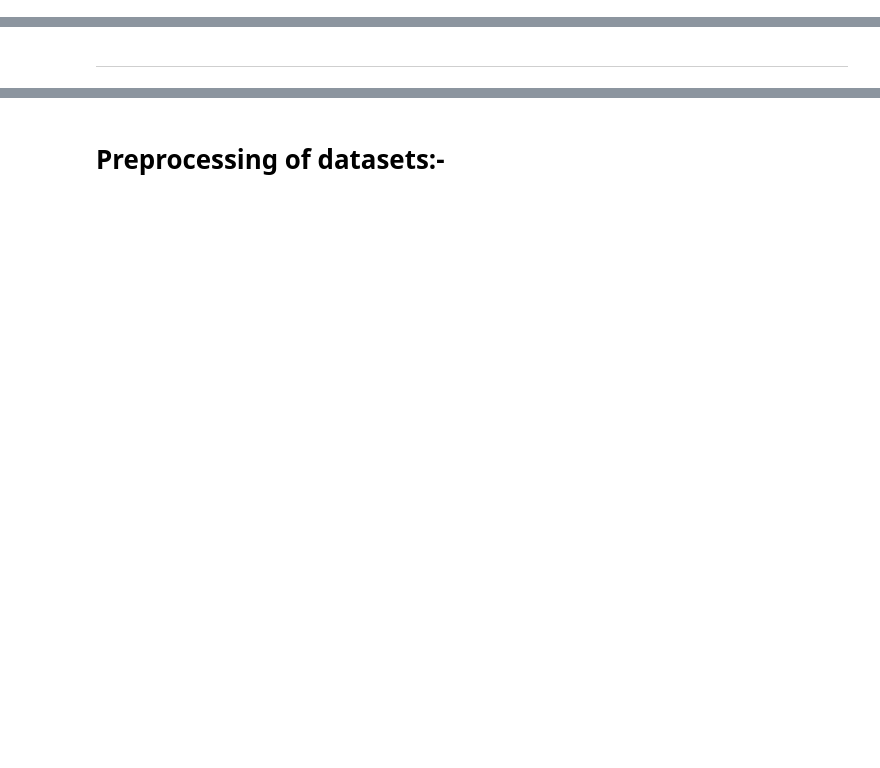
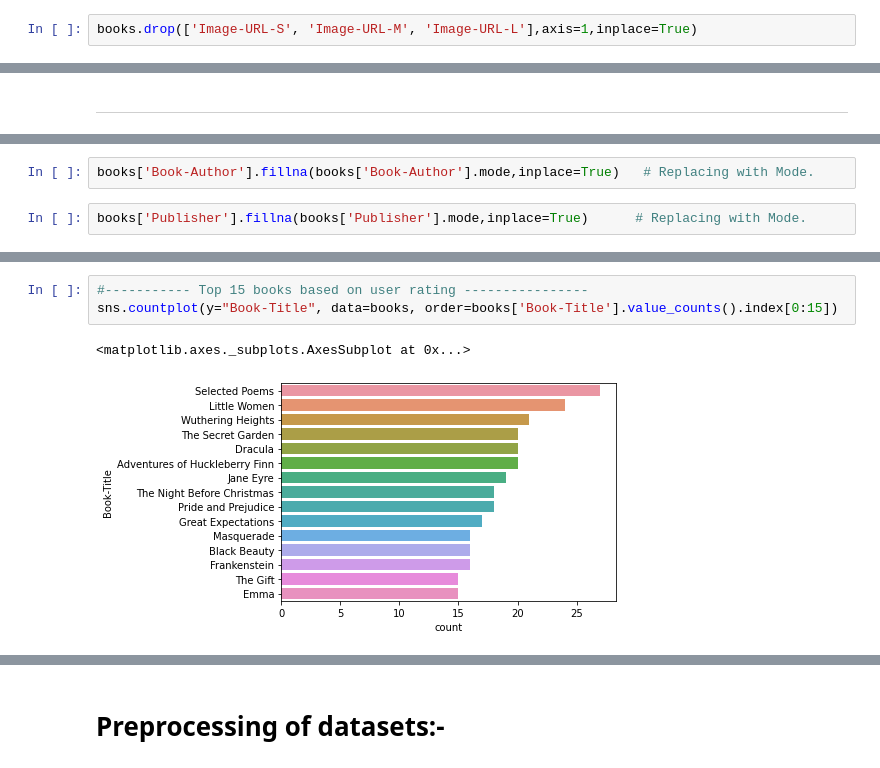
Before and after one commit to jhaRahul2102/Book-recommendation-using-collaborative-approach, a Jupyter notebook: Book_Recommendation_System.ipynb, the cells around one changed output, grey strips where cells are left out. Drawn from its saved outputs; the diff is of its cells as text; blank space fills up the shorter version.

```diff
--- a/Book_Recommendation_System.ipynb
+++ b/Book_Recommendation_System.ipynb
@@ -45 +60,3 @@ Index(['ISBN', 'Book-Title', 'Book-Author', 'Year-Of-Publication', 'Publisher',
+# %%
+books.drop(['Image-URL-S', 'Image-URL-M', 'Image-URL-L'],axis=1,inplace=True)
 # %% [markdown]
@@ -102,0 +164,4 @@ ratings.head(3)
+# %%
+books['Book-Author'].fillna(books['Book-Author'].mode,inplace=True)   # Replacing with Mode.
+# %%
+books['Publisher'].fillna(books['Publisher'].mode,inplace=True)      # Replacing with Mode.
@@ -102,0 +191,6 @@ ratings.head(3)
+# %%
+#----------- Top 15 books based on user rating ----------------
+sns.countplot(y="Book-Title", data=books, order=books['Book-Title'].value_counts().index[0:15])
+# %% [output]
+<matplotlib.axes._subplots.AxesSubplot at 0x...>
+[figure, added]
```
Also changed, not shown: parts of 41 cells of this notebook.
